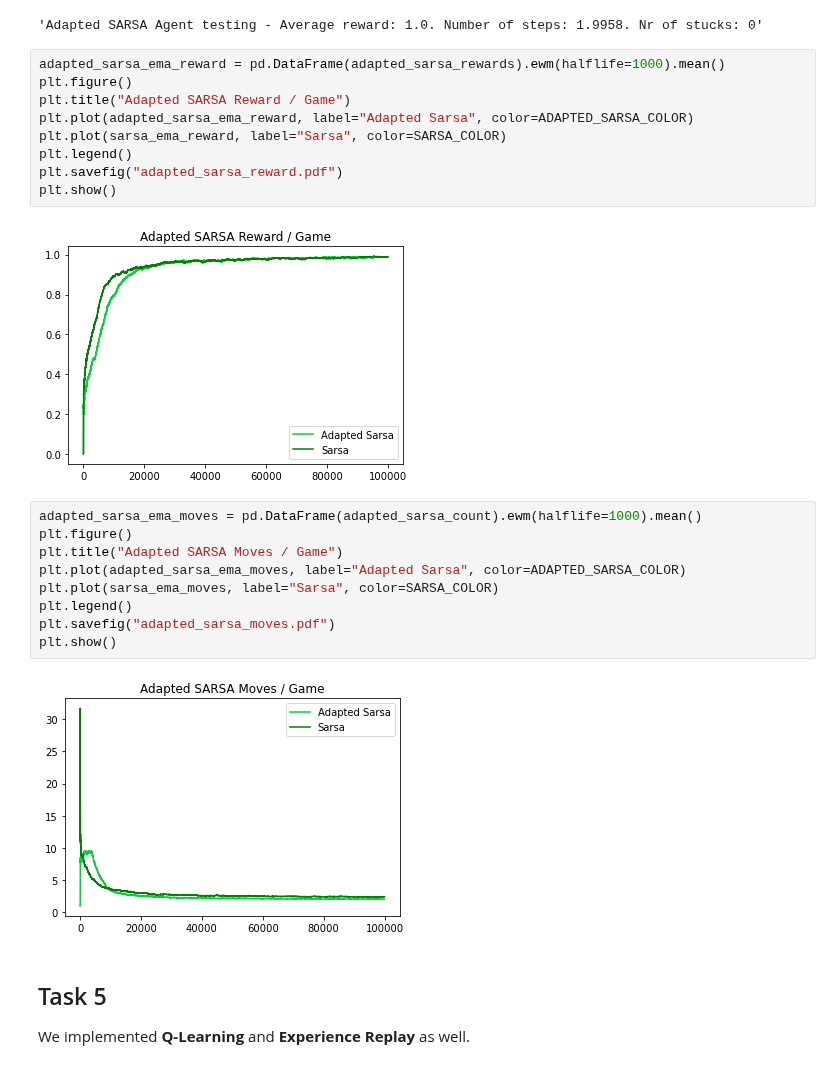
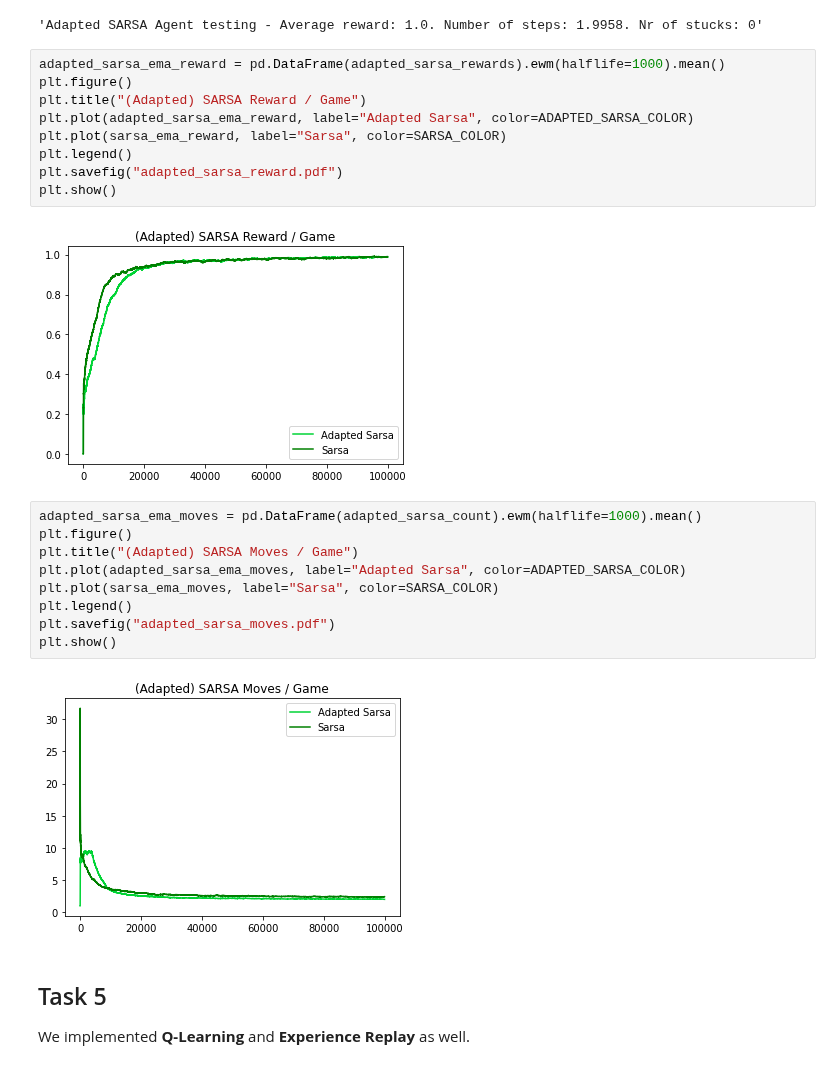
Before and after one commit to thommann/ItRL, a Jupyter notebook: AssignmentFiles/Assignment.ipynb, the cells around one changed output. Drawn from its saved outputs; the diff is of its cells as text.

```diff
--- a/AssignmentFiles/Assignment.ipynb
+++ b/AssignmentFiles/Assignment.ipynb
@@ -420,25 +406,25 @@ f'Adapted SARSA Agent testing - Average reward: {np.mean(rewards_adapted_sarsa_t
 # %%
 adapted_sarsa_ema_reward = pd.DataFrame(adapted_sarsa_rewards).ewm(halflife=1000).mean()
 plt.figure()
-plt.title("Adapted SARSA Reward / Game")
+plt.title("(Adapted) SARSA Reward / Game")
 plt.plot(adapted_sarsa_ema_reward, label="Adapted Sarsa", color=ADAPTED_SARSA_COLOR)
 plt.plot(sarsa_ema_reward, label="Sarsa", color=SARSA_COLOR)
 plt.legend()
 plt.savefig("adapted_sarsa_reward.pdf")
 plt.show()
 # %% [output]
-[figure, old version]
+[figure, new version]
 # %%
 adapted_sarsa_ema_moves = pd.DataFrame(adapted_sarsa_count).ewm(halflife=1000).mean()
 plt.figure()
-plt.title("Adapted SARSA Moves / Game")
+plt.title("(Adapted) SARSA Moves / Game")
 plt.plot(adapted_sarsa_ema_moves, label="Adapted Sarsa", color=ADAPTED_SARSA_COLOR)
 plt.plot(sarsa_ema_moves, label="Sarsa", color=SARSA_COLOR)
 plt.legend()
 plt.savefig("adapted_sarsa_moves.pdf")
 plt.show()
 # %% [output]
-[figure, old version]
+[figure, new version]
 # %% [markdown]
 ## Task 5
 We implemented **Q-Learning** and **Experience Replay** as well.
```
Also changed, not shown: parts of 19 cells of this notebook, 16 other files.
